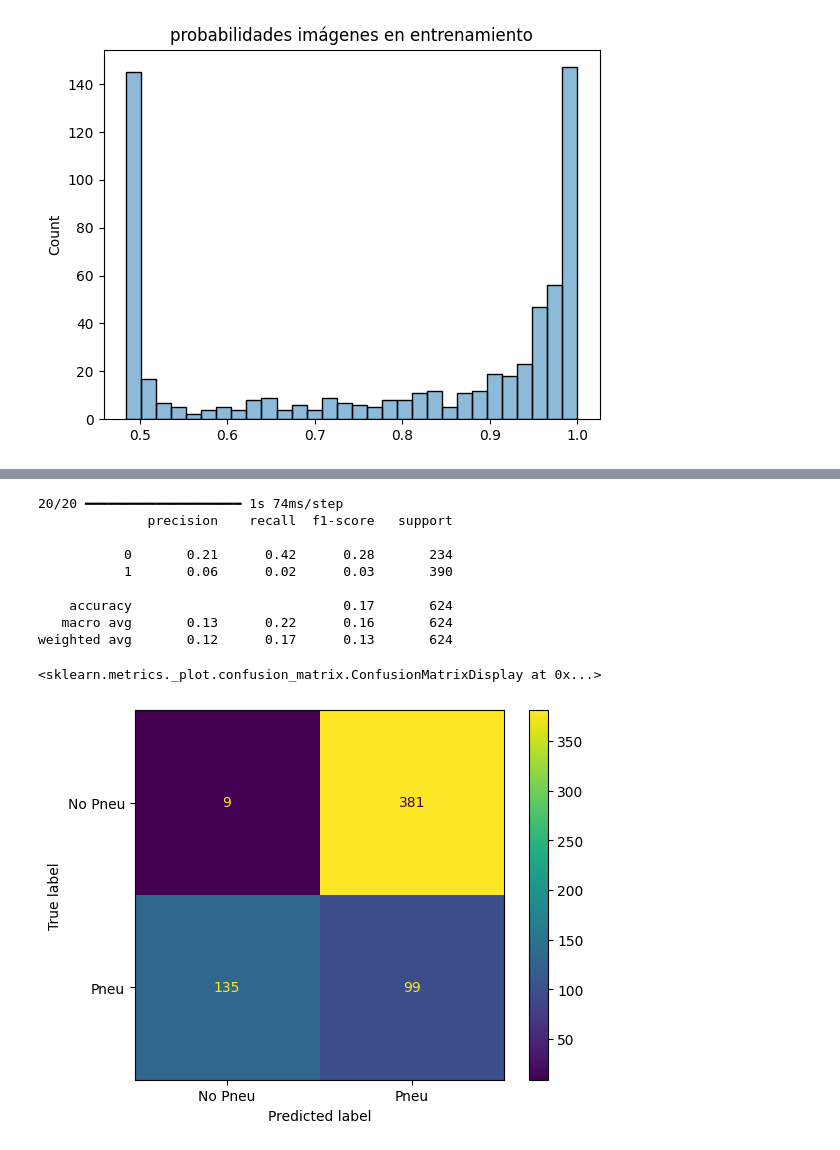
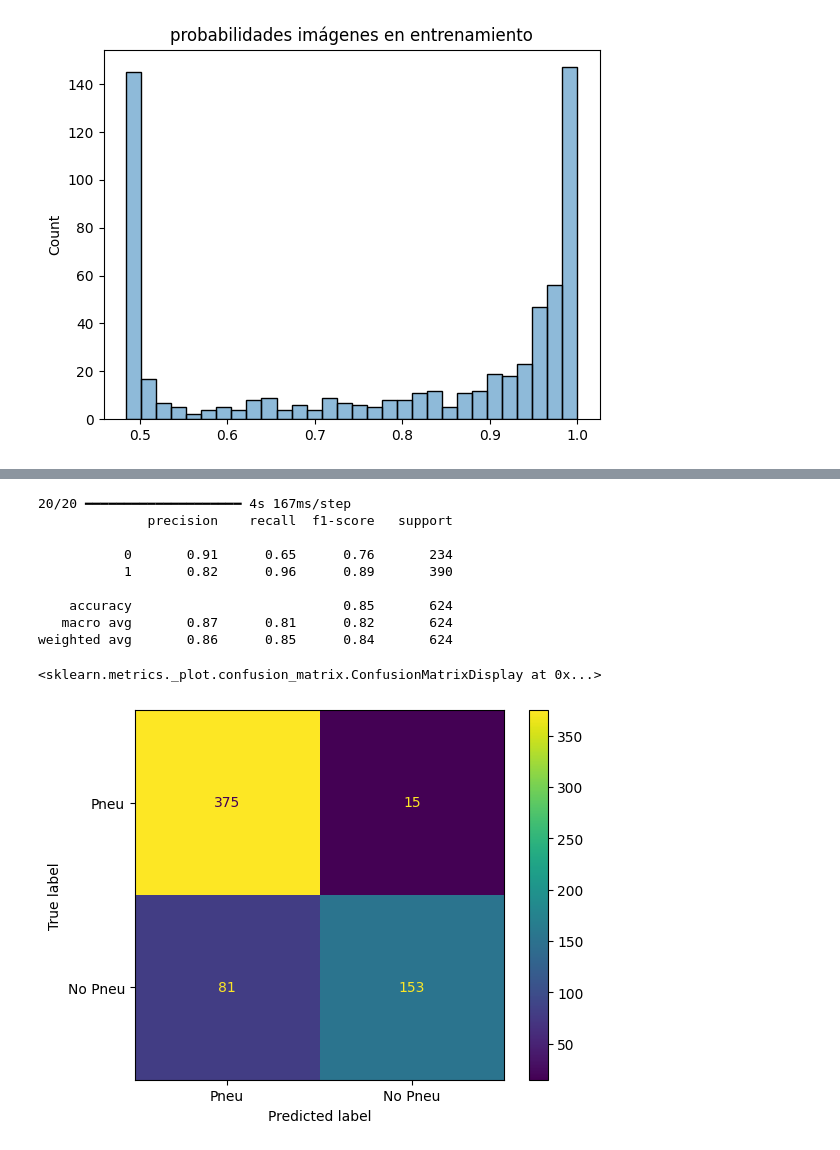
Before and after one commit to juancamiloespana/LEA3_helath, a Jupyter notebook: c_modelos_conv.ipynb, the cells around one changed output, grey strips where cells are left out. Cells and saved outputs as stored; diff of their text form; code cells hidden in the pictures.

Commit message:
correcion matrices de confusion

```diff
--- a/c_modelos_conv.ipynb
+++ b/c_modelos_conv.ipynb
@@ -164,7 +164,7 @@ cnn_model2 = tf.keras.Sequential([
 ])
 
 # Compile the model with binary cross-entropy loss and Adam optimizer
-cnn_model2.compile(loss='binary_crossentropy', optimizer='adam', metrics=['AUC',"accuracy"])
+cnn_model2.compile(loss='binary_crossentropy', optimizer='adam',  metrics=[tf.keras.metrics.AUC(name='auc')])
 
 checkpoint2 = ModelCheckpoint(
     filepath='salidas/best_cnn2_auc.keras',
@@ -343,29 +343,29 @@ weighted avg       0.83      0.75      0.75       624
 # %%
-threshold_no_neu=0.5
+threshold_no_neu=0.44
 
-pred_train=(modelo_ganador.predict(x_train)<=threshold_no_neu).astype('int')
-print(metrics.classification_report(y_train, pred_train))
-cm=metrics.confusion_matrix(y_train,pred_train, labels=[1,0])
-disp=metrics.ConfusionMatrixDisplay(cm,display_labels=['No Pneu', 'Pneu'])
-disp.plot()
+# pred_train=(modelo_ganador.predict(x_train)<=threshold_no_neu).astype('int')
+# print(metrics.classification_report(y_train, pred_train))
+# cm=metrics.confusion_matrix(y_train,pred_train, labels=[1,0])
+# disp=metrics.ConfusionMatrixDisplay(cm,display_labels=['No Pneu', 'Pneu'])
+# disp.plot()
 
-pred_test=(modelo_ganador.predict(x_test)<=threshold_no_neu).astype('int')
+pred_test=(modelo_ganador.predict(x_test)>=threshold_no_neu).astype('int')
 print(metrics.classification_report(y_test, pred_test))
 cm=metrics.confusion_matrix(y_test,pred_test, labels=[1,0])
-disp=metrics.ConfusionMatrixDisplay(cm,display_labels=['No Pneu', 'Pneu'])
+disp=metrics.ConfusionMatrixDisplay(cm,display_labels=['Pneu', 'No Pneu'])
 disp.plot()
 # %% [output]
-20/20 ━━━━━━━━━━━━━━━━━━━━ 1s 74ms/step
+20/20 ━━━━━━━━━━━━━━━━━━━━ 4s 167ms/step
               precision    recall  f1-score   support
 
-           0       0.21      0.42      0.28       234
-           1       0.06      0.02      0.03       390
+           0       0.91      0.65      0.76       234
+           1       0.82      0.96      0.89       390
 
-    accuracy                           0.17       624
-   macro avg       0.13      0.22      0.16       624
-weighted avg       0.12      0.17      0.13       624
+    accuracy                           0.85       624
+   macro avg       0.87      0.81      0.82       624
+weighted avg       0.86      0.85      0.84       624
 <sklearn.metrics._plot.confusion_matrix.ConfusionMatrixDisplay at 0x...>
-[figure, old version]
+[figure, new version]
 # %%
 prob=modelo_ganador.predict(x_test)
 
```
Also changed, not shown: parts of 7 cells of this notebook, 5 other files.
